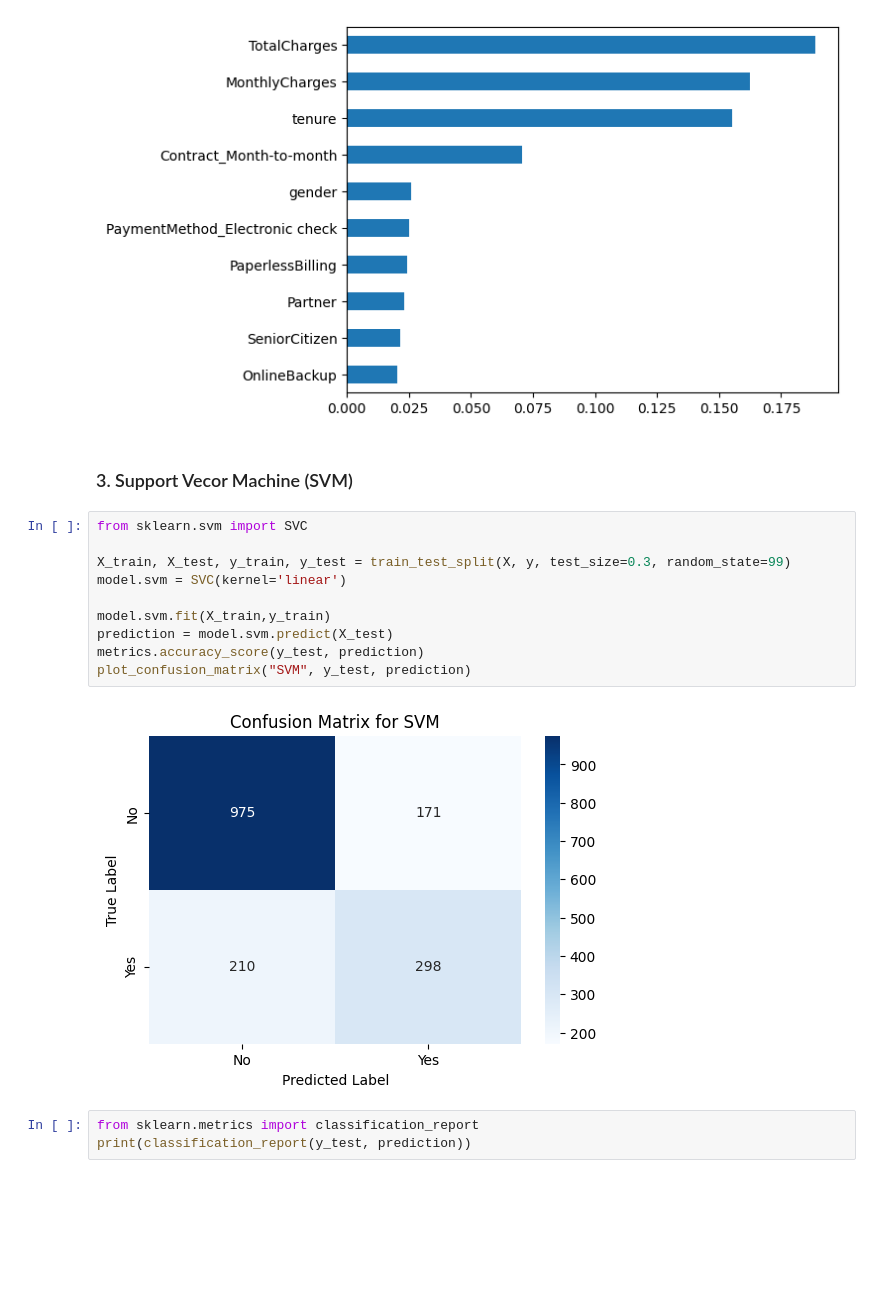
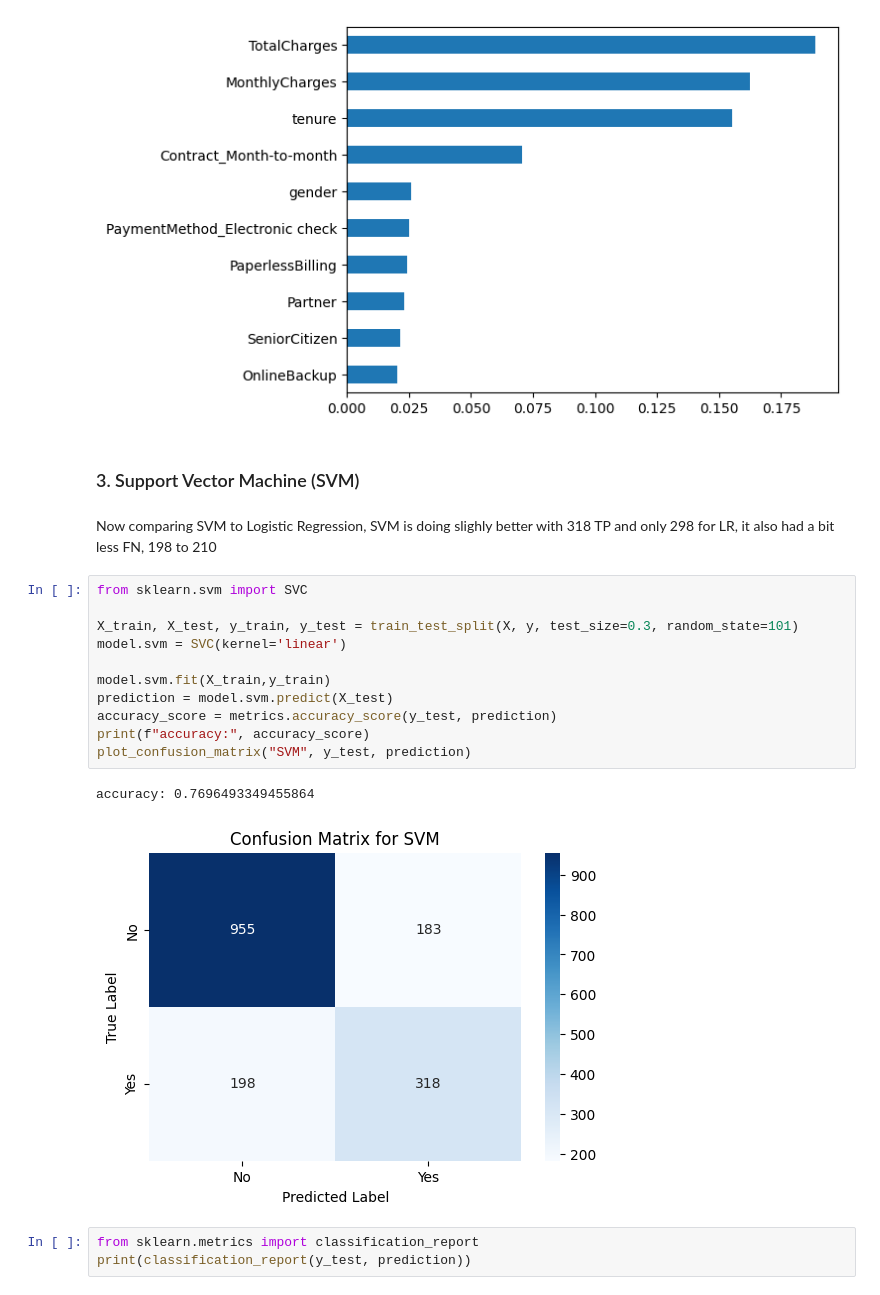
Before and after one commit to nesrineabd/churn-analysis-telecom, a Jupyter notebook: Telecom Churn Prediction.ipynb, the cells around one changed output. Cells and saved outputs as stored; diff of their text form; blank space fills up the shorter version.

```diff
--- a/Telecom Churn Prediction.ipynb
+++ b/Telecom Churn Prediction.ipynb
@@ -522,19 +523,23 @@ weights.sort_values()[-10:].plot(kind = 'barh')
 <Axes: >
 [figure]
 # %% [markdown]
-### 3. Support Vecor Machine (SVM)
+### 3. Support Vector Machine (SVM)
+# %% [markdown]
+Now comparing SVM to Logistic Regression, SVM is doing slighly better with 318 TP and only 298 for LR, it also had a bit less FN, 198 to 210
 # %%
 from sklearn.svm import SVC
 
-X_train, X_test, y_train, y_test = train_test_split(X, y, test_size=0.3, random_state=99)
+X_train, X_test, y_train, y_test = train_test_split(X, y, test_size=0.3, random_state=101)
 model.svm = SVC(kernel='linear')
 
 model.svm.fit(X_train,y_train)
 prediction = model.svm.predict(X_test)
-metrics.accuracy_score(y_test, prediction)
+accuracy_score = metrics.accuracy_score(y_test, prediction)
+print(f"accuracy:", accuracy_score)
 plot_confusion_matrix("SVM", y_test, prediction)
 # %% [output]
+accuracy: 0.7696493349455864
-[figure, old version]
+[figure, new version]
 # %%
 from sklearn.metrics import classification_report
 print(classification_report(y_test, prediction))
```
Also changed, not shown: parts of 9 cells of this notebook.
